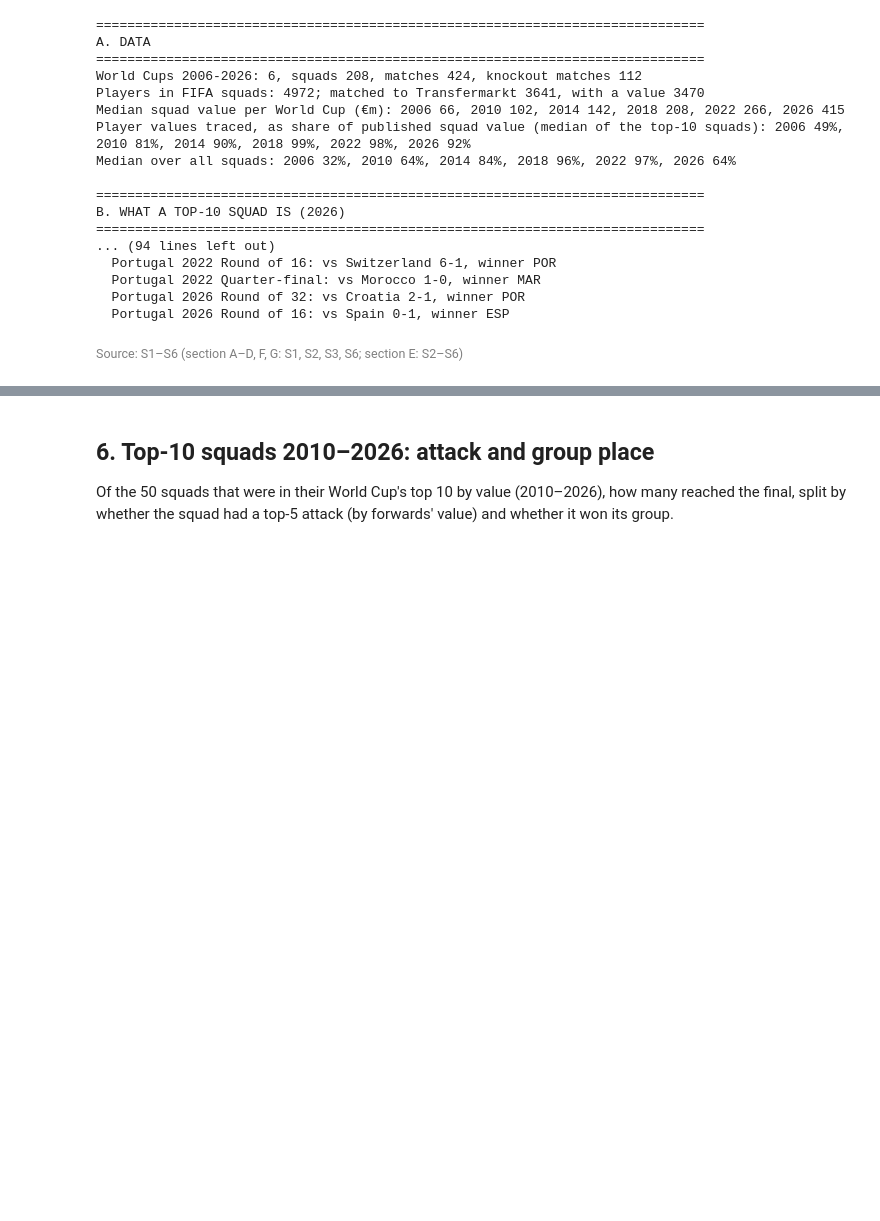
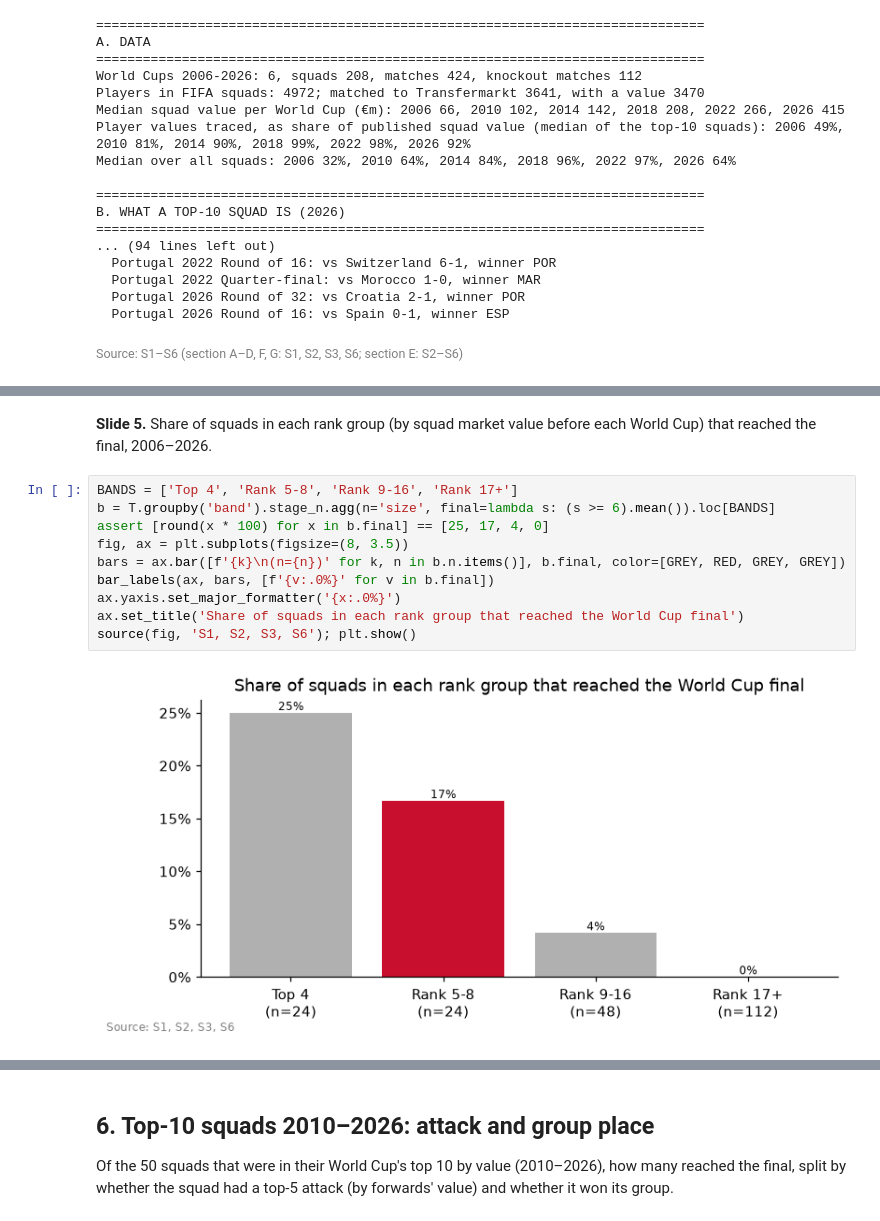
Before and after one commit to freggas/DVBA-Group-Assignment, a Jupyter notebook: price-tag/history/Team14_Analysis.ipynb, the cells around one changed output, grey strips where cells are left out. Drawn from its saved outputs; the diff is of its cells as text; blank space fills up the shorter version.

```diff
--- a/price-tag/history/Team14_Analysis.ipynb
+++ b/price-tag/history/Team14_Analysis.ipynb
@@ -231,0 +226,14 @@ source(fig, 'S1, S2, S3, S6'); plt.show()
+# %% [markdown]
+**Slide 5.** Share of squads in each rank group (by squad market value before each World Cup) that reached the final, 2006–2026.
+# %%
+BANDS = ['Top 4', 'Rank 5-8', 'Rank 9-16', 'Rank 17+']
+b = T.groupby('band').stage_n.agg(n='size', final=lambda s: (s >= 6).mean()).loc[BANDS]
+assert [round(x * 100) for x in b.final] == [25, 17, 4, 0]
+fig, ax = plt.subplots(figsize=(8, 3.5))
+bars = ax.bar([f'{k}\n(n={n})' for k, n in b.n.items()], b.final, color=[GREY, RED, GREY, GREY])
+bar_labels(ax, bars, [f'{v:.0%}' for v in b.final])
+ax.yaxis.set_major_formatter('{x:.0%}')
+ax.set_title('Share of squads in each rank group that reached the World Cup final')
+source(fig, 'S1, S2, S3, S6'); plt.show()
+# %% [output]
+[figure, added]
```
Also changed, not shown: parts of 23 cells of this notebook, 1 other file.
